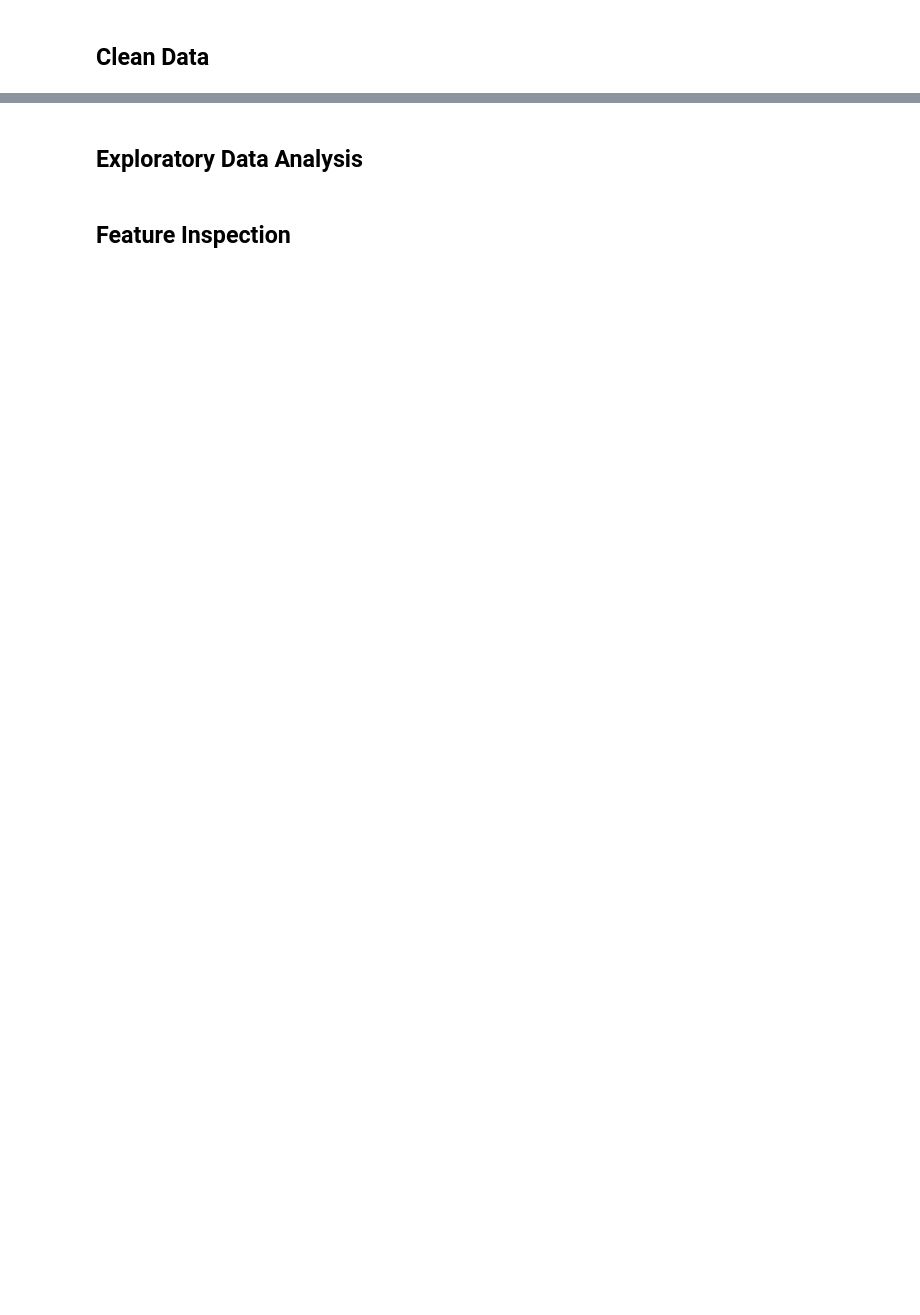
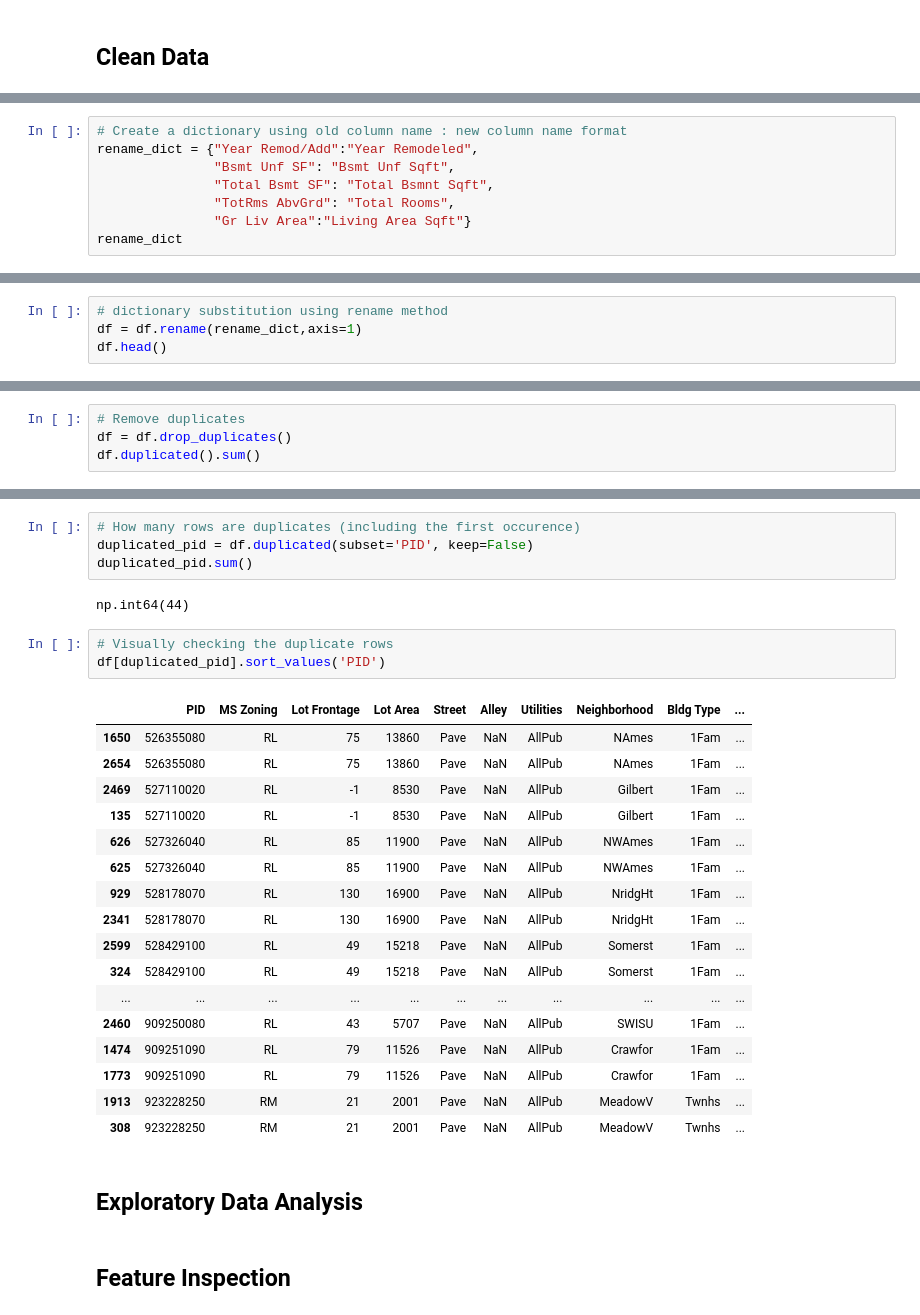
Before and after one commit to Maryam-Skaik/Prediction-of-Product-Sales, a Jupyter notebook: Prediction_of_Product_Sales.ipynb, the cells around one changed output, grey strips where cells are left out. Cells and saved outputs as stored; diff of their text form; blank space fills up the shorter version.

```diff
--- a/Prediction_of_Product_Sales.ipynb
+++ b/Prediction_of_Product_Sales.ipynb
@@ -11,0 +178,8 @@
+# %%
+# Create a dictionary using old column name : new column name format
+rename_dict = {"Year Remod/Add":"Year Remodeled",
+               "Bsmt Unf SF": "Bsmt Unf Sqft",
+               "Total Bsmt SF": "Total Bsmnt Sqft",
+               "TotRms AbvGrd": "Total Rooms",
+               "Gr Liv Area":"Living Area Sqft"}
+rename_dict
@@ -11,0 +192,4 @@
+# %%
+# dictionary substitution using rename method
+df = df.rename(rename_dict,axis=1)
+df.head()
@@ -11,0 +264,4 @@
+# %%
+# Remove duplicates
+df = df.drop_duplicates()
+df.duplicated().sum()
@@ -12,3 +314,30 @@
+# %%
+# How many rows are duplicates (including the first occurence)
+duplicated_pid = df.duplicated(subset='PID', keep=False)
+duplicated_pid.sum()
+# %% [output]
+np.int64(44)
+# %%
+# Visually checking the duplicate rows
+df[duplicated_pid].sort_values('PID')
+# %% [output]
+|  | PID | MS Zoning | Lot Frontage | Lot Area | Street | Alley | Utilities | Neighborhood | Bldg Type | ... |
+| 1650 | 526355080 | RL | 75 | 13860 | Pave | NaN | AllPub | NAmes | 1Fam | ... |
+| 2654 | 526355080 | RL | 75 | 13860 | Pave | NaN | AllPub | NAmes | 1Fam | ... |
+| 2469 | 527110020 | RL | -1 | 8530 | Pave | NaN | AllPub | Gilbert | 1Fam | ... |
+| 135 | 527110020 | RL | -1 | 8530 | Pave | NaN | AllPub | Gilbert | 1Fam | ... |
+| 626 | 527326040 | RL | 85 | 11900 | Pave | NaN | AllPub | NWAmes | 1Fam | ... |
+| 625 | 527326040 | RL | 85 | 11900 | Pave | NaN | AllPub | NWAmes | 1Fam | ... |
+| 929 | 528178070 | RL | 130 | 16900 | Pave | NaN | AllPub | NridgHt | 1Fam | ... |
+| 2341 | 528178070 | RL | 130 | 16900 | Pave | NaN | AllPub | NridgHt | 1Fam | ... |
+| 2599 | 528429100 | RL | 49 | 15218 | Pave | NaN | AllPub | Somerst | 1Fam | ... |
+| 324 | 528429100 | RL | 49 | 15218 | Pave | NaN | AllPub | Somerst | 1Fam | ... |
+| ... | ... | ... | ... | ... | ... | ... | ... | ... | ... | ... |
+| 2460 | 909250080 | RL | 43 | 5707 | Pave | NaN | AllPub | SWISU | 1Fam | ... |
+| 1474 | 909251090 | RL | 79 | 11526 | Pave | NaN | AllPub | Crawfor | 1Fam | ... |
+| 1773 | 909251090 | RL | 79 | 11526 | Pave | NaN | AllPub | Crawfor | 1Fam | ... |
+| 1913 | 923228250 | RM | 21 | 2001 | Pave | NaN | AllPub | MeadowV | Twnhs | ... |
+| 308 | 923228250 | RM | 21 | 2001 | Pave | NaN | AllPub | MeadowV | Twnhs | ... |
 # %% [markdown]
 ## Exploratory Data Analysis
 # %% [markdown]
```
Also changed, not shown: parts of 27 cells of this notebook.
